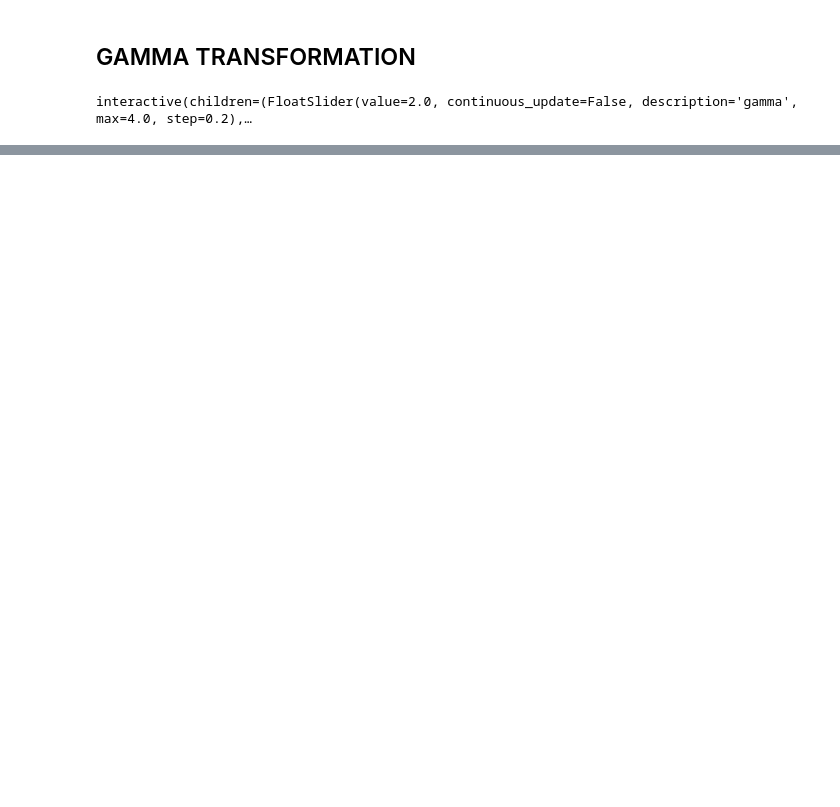
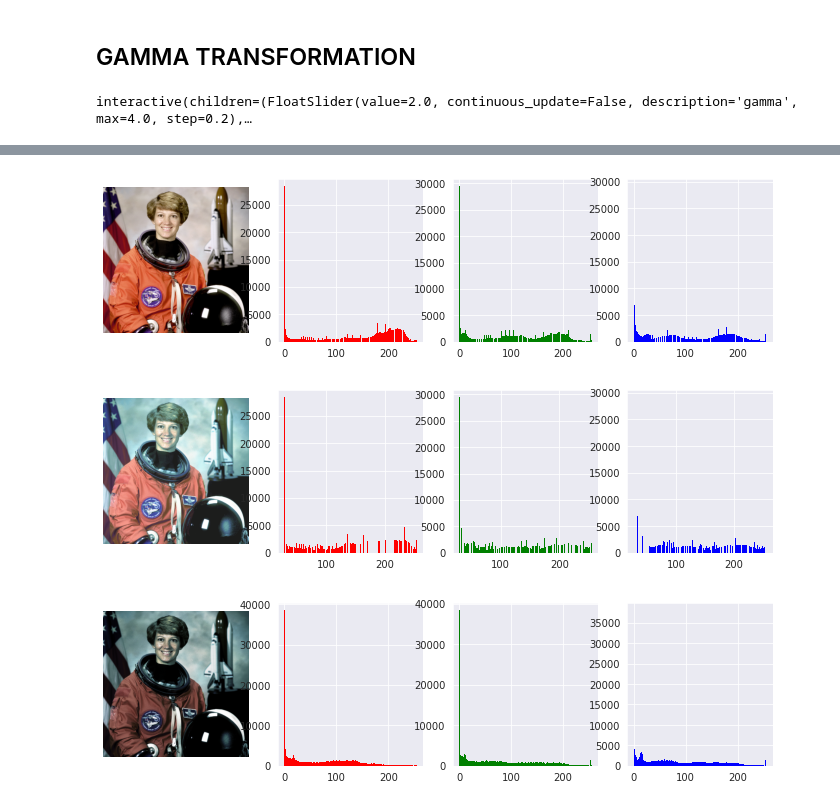
Before and after one commit to eovallemagallanes/Digital-Image-Processing, a Jupyter notebook: 01-INTENSITY-TRANSFORMATION/INTENSITY_TRANSFORMATION.ipynb, the cells around one changed output, grey strips where cells are left out. Cells and saved outputs as stored; diff of their text form; code cells hidden in the pictures; blank space fills up the shorter version.

```diff
--- a/01-INTENSITY-TRANSFORMATION/INTENSITY_TRANSFORMATION.ipynb
+++ b/01-INTENSITY-TRANSFORMATION/INTENSITY_TRANSFORMATION.ipynb
@@ -176,0 +287,11 @@ interactive(children=(FloatSlider(value=2.0, continuous_update=False, descriptio
+# %%
+color_img_eq = histogram_eq(img=img)
+show(img)
+show(color_img_eq)
+
+color_img_eq2 = histogram_eq(img=img, correction=True)
+show(color_img_eq2)
+# %% [output]
+[figure, added]
+[figure, added]
+[figure, added]
```
Also changed, not shown: parts of 13 cells of this notebook.
